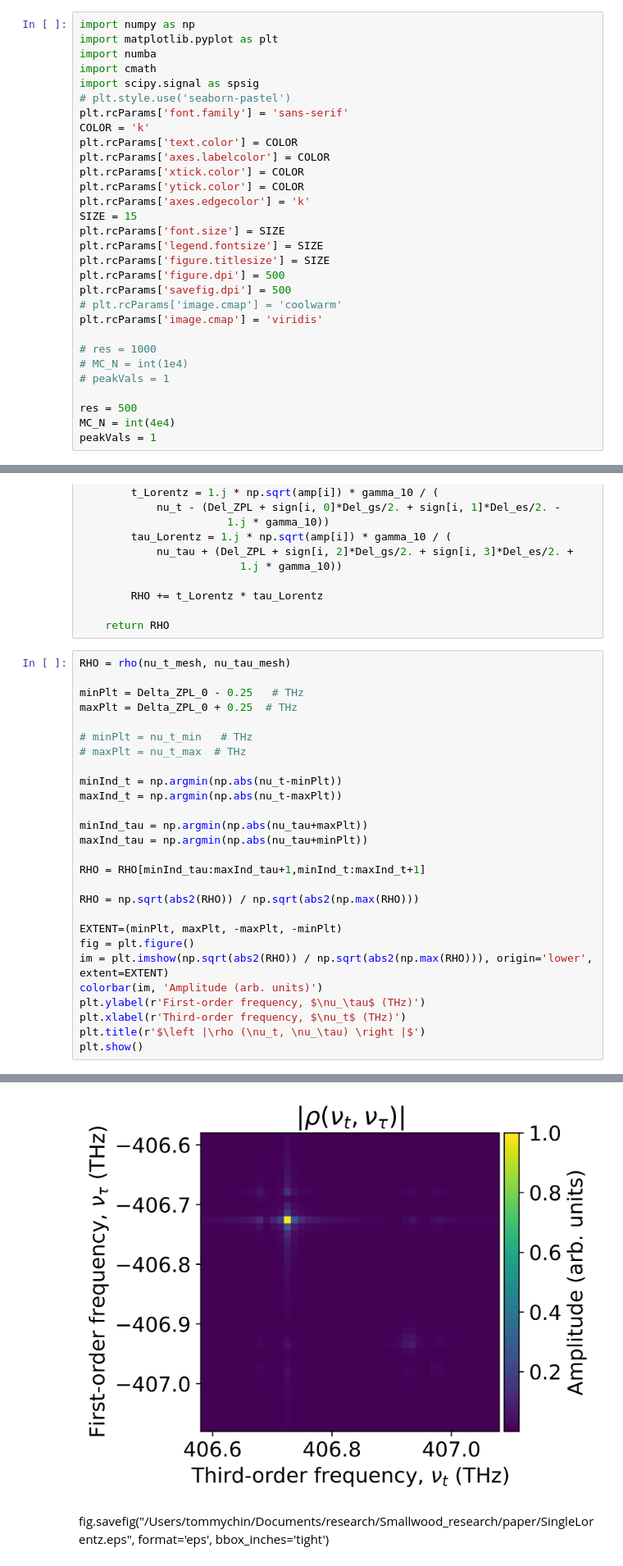
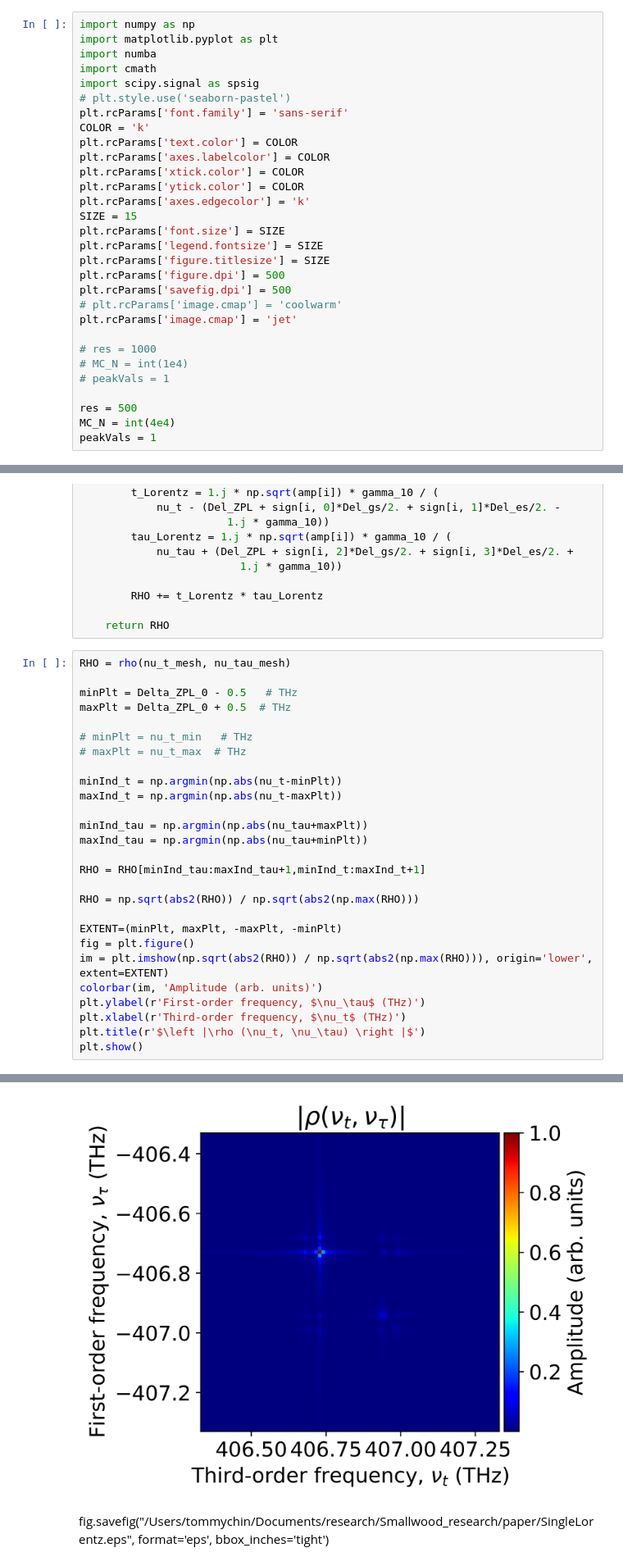
Before and after one commit to tommychinwj/HiddenSiVCenter, a Jupyter notebook: Lorentzians_Paper.ipynb, the cells around one changed output, grey strips where cells are left out. Shown at 82% size. Cells and saved outputs as stored; diff of their text form.

```diff
--- a/Lorentzians_Paper.ipynb
+++ b/Lorentzians_Paper.ipynb
@@ -19,7 +19,7 @@ plt.rcParams['figure.titlesize'] = SIZE
 plt.rcParams['figure.dpi'] = 500
 plt.rcParams['savefig.dpi'] = 500
 # plt.rcParams['image.cmap'] = 'coolwarm'
-plt.rcParams['image.cmap'] = 'viridis'
+plt.rcParams['image.cmap'] = 'jet'
 
 # res = 1000
 # MC_N = int(1e4)
@@ -202,8 +202,8 @@ def rho(nu_t,
 # %%
 RHO = rho(nu_t_mesh, nu_tau_mesh)
 
-minPlt = Delta_ZPL_0 - 0.25   # THz
-maxPlt = Delta_ZPL_0 + 0.25  # THz
+minPlt = Delta_ZPL_0 - 0.5   # THz
+maxPlt = Delta_ZPL_0 + 0.5  # THz
 
 # minPlt = nu_t_min   # THz
 # maxPlt = nu_t_max  # THz
@@ -244,7 +244,7 @@ File "../../../../../../var/folders/ll/xnd2vddx2v58kn3khq6ldnc00000gn/T/ipykerne
 <source missing, REPL/exec in use?>
 
   warnings.warn(errors.NumbaDeprecationWarning(msg,
-[figure, old version]
+[figure, new version]
 # %% [markdown]
 fig.savefig("/Users/tommychin/Documents/research/Smallwood_research/paper/SingleLorentz.eps",
                  format='eps',
```
Also changed, not shown: parts of 5 cells of this notebook, 3 other files.
